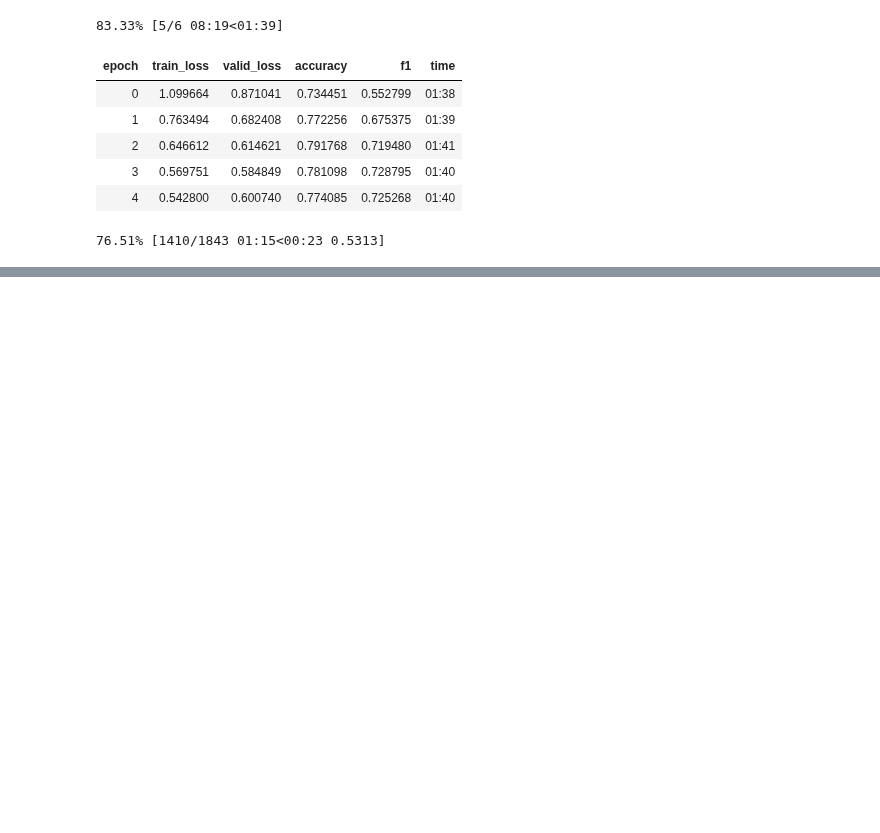
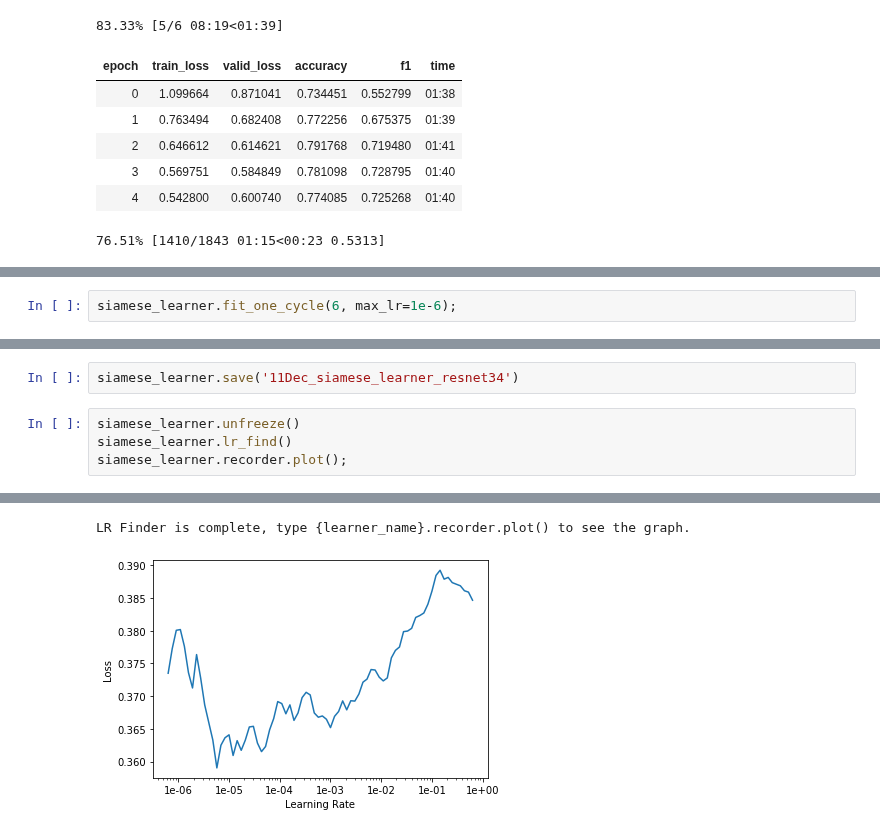
Before and after one commit to wwymak/spacenet-buildings, a Jupyter notebook: xview2/siamese like net to tell difference?.ipynb, the cells around one changed output, grey strips where cells are left out. Saved outputs shown, nothing was run; the diff lists cells and outputs as text; blank space fills up the shorter version.

```diff
--- a/xview2/siamese like net to tell difference?.ipynb
+++ b/xview2/siamese like net to tell difference?.ipynb
@@ -446,0 +535,2 @@ siamese_learner.fit_one_cycle(6, max_lr=1e-4)
+# %%
+siamese_learner.fit_one_cycle(6, max_lr=1e-6);
@@ -446,0 +545,7 @@ siamese_learner.fit_one_cycle(6, max_lr=1e-4)
+# %%
+siamese_learner.save('11Dec_siamese_learner_resnet34')
+# %%
+siamese_learner.unfreeze()
+siamese_learner.lr_find()
+siamese_learner.recorder.plot();
+# %% [output]
@@ -446,0 +553,2 @@ siamese_learner.fit_one_cycle(6, max_lr=1e-4)
+LR Finder is complete, type {learner_name}.recorder.plot() to see the graph.
+[figure, added]
```
Also changed, not shown: parts of 16 cells of this notebook.
